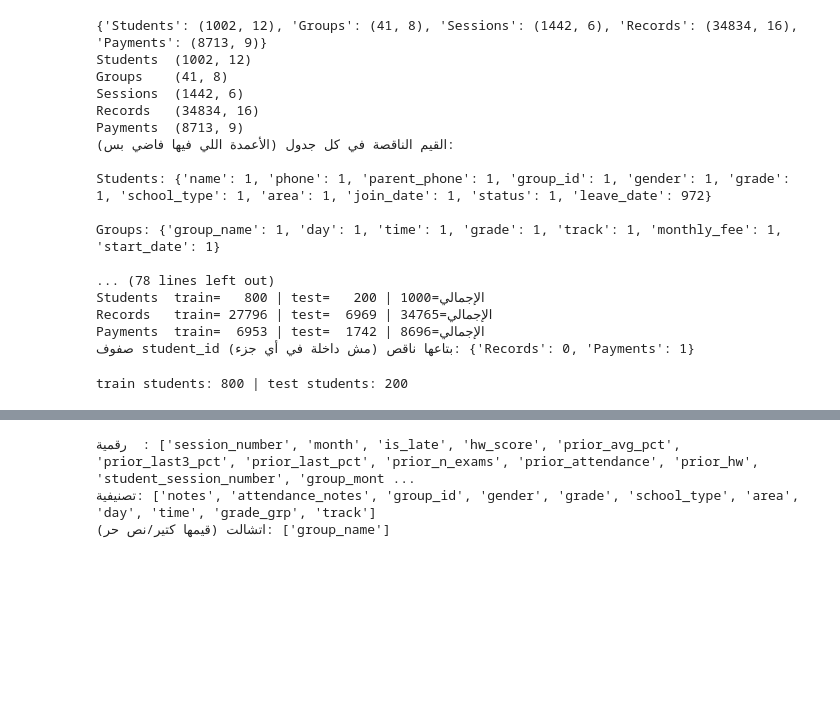
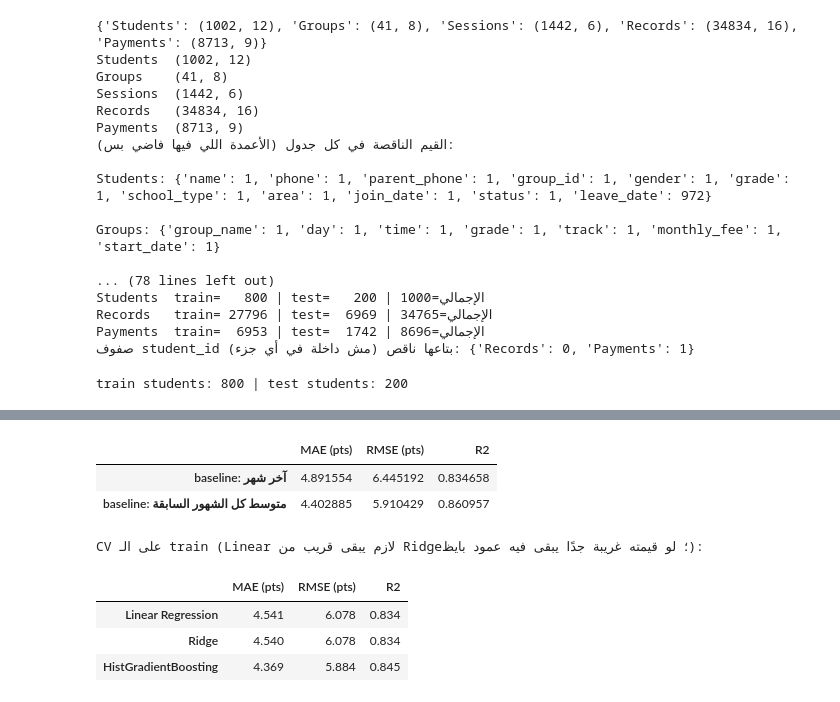
Before and after one commit to MohamedAmr2205/Brand-Mnara, a Jupyter notebook: notebooks/models.ipynb, the cells around one changed output, grey strips where cells are left out. Drawn from its saved outputs; the diff is of its cells as text; code cells hidden in the pictures; blank space fills up the shorter version.

```diff
--- a/notebooks/models.ipynb
+++ b/notebooks/models.ipynb
@@ -97,45 +133,46 @@ max          1.000
 # %%
-ENGINEERED = ['session_number', 'month', 'is_late', 'hw_score',
-              'prior_avg_pct', 'prior_last3_pct', 'prior_last_pct', 'prior_n_exams', 'prior_attendance', 'prior_hw']
-HISTORY    = ['prior_avg_pct', 'prior_last3_pct', 'prior_last_pct', 'prior_n_exams', 'prior_attendance', 'prior_hw']
-EXCLUDE = {'record_id', 'student_id', 'session_id', 'payment_id', 'exam_score', 'max_exam_score', TARGET,
-           'attendance', 'attended', 'homework', 'date'} | set(ENGINEERED)
+def metrics(y, p):
+    p = np.clip(p, 0, 1)
+    return {'MAE (pts)': mean_absolute_error(y, p) * 100,
+            'RMSE (pts)': np.sqrt(mean_squared_error(y, p)) * 100,
+            'R2': r2_score(y, p)}
 
-num_cols, cat_cols, skipped = list(ENGINEERED), [], []
-for c in tr.columns:
-    if c in EXCLUDE: continue
-    as_num = num(tr[c])
-    if tr[c].notna().sum() and as_num.notna().sum() / tr[c].notna().sum() > 0.9:
-        num_cols.append(c); tr[c] = as_num; te[c] = num(te[c])
-    elif c == 'group_id' or tr[c].nunique() <= 30:
-        cat_cols.append(c)
-        for d in (tr, te): d[c] = d[c].astype('object').where(d[c].notna(), np.nan)
-    else:
-        skipped.append(c)
-
-FEATURES = num_cols + cat_cols
-print('رقمية  :', num_cols); print('تصنيفية:', cat_cols); print('اتشالت (قيمها كتير/نص حر):', skipped)
-
-X_tr, y_tr, g_tr = tr[FEATURES], tr[TARGET], tr['student_id']
-X_te, y_te       = te[FEATURES], te[TARGET]
+base_preds = {
+    'baseline: آخر شهر':               te['last_month_avg'].fillna(te['prev_all_avg']),
+    'baseline: متوسط كل الشهور السابقة': te['prev_all_avg'],
+}
+{k: metrics(y_te, v) for k, v in base_preds.items()}
+pd.DataFrame({k: metrics(y_te, v) for k, v in base_preds.items()}).T
 # %% [output]
-رقمية  : ['session_number', 'month', 'is_late', 'hw_score', 'prior_avg_pct', 'prior_last3_pct', 'prior_last_pct', 'prior_n_exams', 'prior_attendance', 'prior_hw', 'student_session_number', 'group_mont ...
-تصنيفية: ['notes', 'attendance_notes', 'group_id', 'gender', 'grade', 'school_type', 'area', 'day', 'time', 'grade_grp', 'track']
-اتشالت (قيمها كتير/نص حر): ['group_name']
+|  | MAE (pts) | RMSE (pts) | R2 |
+| baseline: آخر شهر | 4.891554 | 6.445192 | 0.834658 |
+| baseline: متوسط كل الشهور السابقة | 4.402885 | 5.910429 | 0.860957 |
 # %%
-SEED = 42
-
-def make_pipeline(model, scale, nums, cats):
+def make_pipeline(model, scale):
     num_steps = [('imp', SimpleImputer(strategy='median', add_indicator=True))]
     if scale: num_steps.append(('sc', StandardScaler()))
-    parts = [('num', Pipeline(num_steps), nums)]
-    if cats:
+    parts = [('num', Pipeline(num_steps), NUM)]
+    if CAT:
         parts.append(('cat', Pipeline([('imp', SimpleImputer(strategy='most_frequent')),
-                                       ('ohe', OneHotEncoder(handle_unknown='ignore', sparse_output=False))]), cats))
+                                       ('ohe', OneHotEncoder(handle_unknown='ignore', sparse_output=False))]), CAT))
     return Pipeline([('prep', ColumnTransformer(parts)), ('model', model)])
 
+linear = make_pipeline(LinearRegression(), True)
+ridge  = make_pipeline(Ridge(), True)
+hgb    = make_pipeline(HistGradientBoostingRegressor(early_stopping=False, random_state=SEED), False)
 
-baseline = make_pipeline(DummyRegressor(strategy='mean'), True, num_cols, cat_cols)
-linear   = make_pipeline(LinearRegression(), True, num_cols, cat_cols)
-hgb      = make_pipeline(HistGradientBoostingRegressor(early_stopping=False, random_state=SEED), False, num_cols, cat_cols)
+cv = GroupKFold(n_splits=5)
+scoring = {'MAE': 'neg_mean_absolute_error', 'RMSE': 'neg_root_mean_squared_error', 'R2': 'r2'}
+rows = {}
+for name, m in [('Linear Regression', linear), ('Ridge', ridge), ('HistGradientBoosting', hgb)]:
+    r = cross_validate(m, X_tr, y_tr, groups=g_tr, cv=cv, scoring=scoring)
+    rows[name] = {'MAE (pts)': -r['test_MAE'].mean() * 100, 'RMSE (pts)': -r['test_RMSE'].mean() * 100, 'R2': r['test_R2'].mean()}
+print('CV على الـ train (Linear لازم يبقى قريب من Ridge؛ لو قيمته غريبة جدًا يبقى فيه عمود بايظ):')
+pd.DataFrame(rows).T.round(3)
+# %% [output]
+CV على الـ train (Linear لازم يبقى قريب من Ridge؛ لو قيمته غريبة جدًا يبقى فيه عمود بايظ):
+|  | MAE (pts) | RMSE (pts) | R2 |
+| Linear Regression | 4.541 | 6.078 | 0.834 |
+| Ridge | 4.540 | 6.078 | 0.834 |
+| HistGradientBoosting | 4.369 | 5.884 | 0.845 |
 # %%
```
Also changed, not shown: parts of 10 cells of this notebook.
